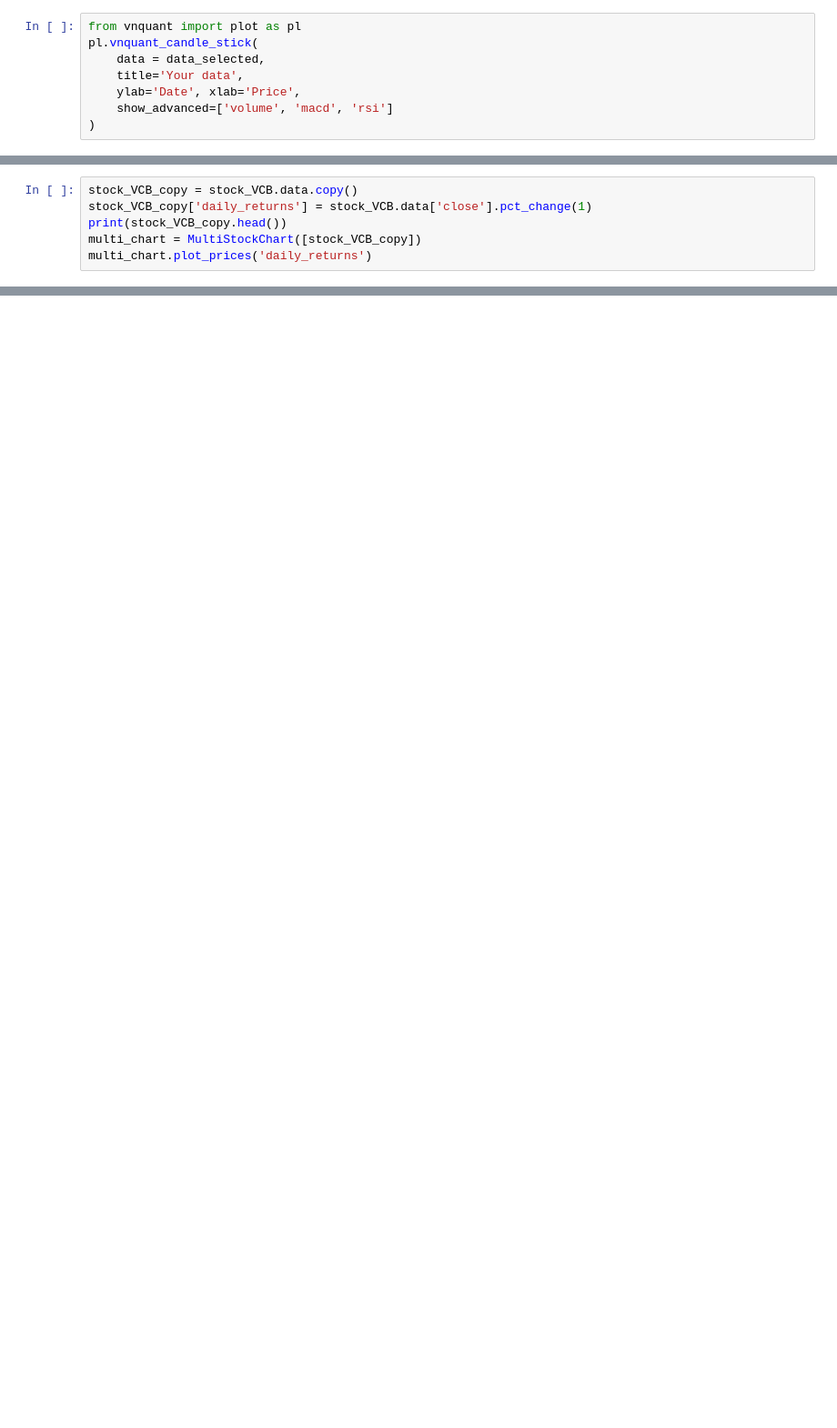
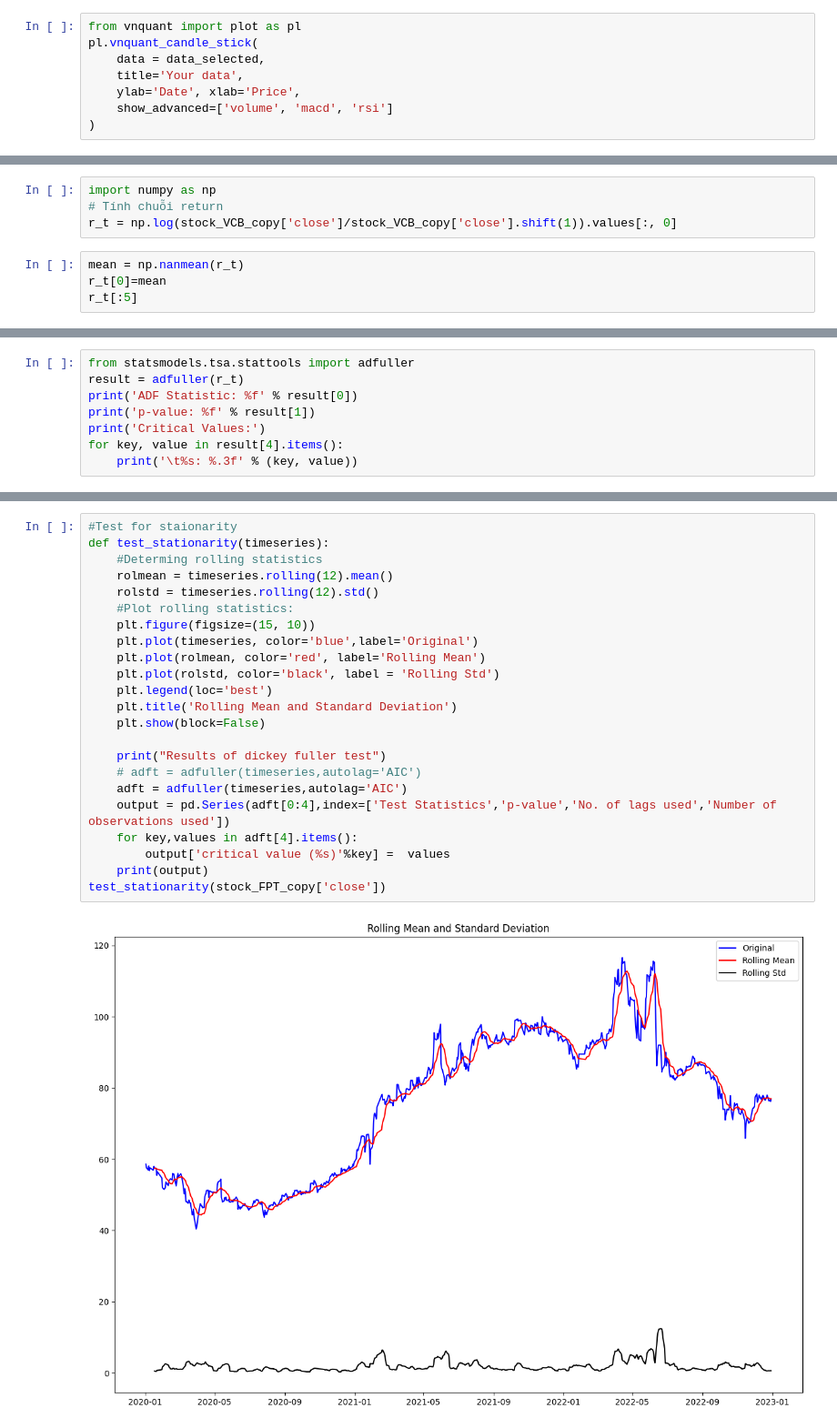
Before and after one commit to Toricat/Predicting_Vietnamese_Stock, a Jupyter notebook: model.ipynb, the cells around one changed output, grey strips where cells are left out. Shown at 91% size. Drawn from its saved outputs; the diff is of its cells as text; blank space fills up the shorter version.

```diff
--- a/model.ipynb
+++ b/model.ipynb
@@ -269,6 +234,0 @@ stock_VCB_copy['cumulative_returns'].plot(kind='kde', label='cumulative_returns'
-# %%
-stock_VCB_copy = stock_VCB.data.copy()
-stock_VCB_copy['daily_returns'] = stock_VCB.data['close'].pct_change(1)
-print(stock_VCB_copy.head())
-multi_chart = MultiStockChart([stock_VCB_copy])
-multi_chart.plot_prices('daily_returns')
@@ -288,0 +654,8 @@ AttributeError: 'numpy.ndarray' object has no attribute 'plot'
+# %%
+import numpy as np
+# Tính chuỗi return
+r_t = np.log(stock_VCB_copy['close']/stock_VCB_copy['close'].shift(1)).values[:, 0]
+# %%
+mean = np.nanmean(r_t)
+r_t[0]=mean
+r_t[:5]
@@ -288,0 +664,8 @@ AttributeError: 'numpy.ndarray' object has no attribute 'plot'
+# %%
+from statsmodels.tsa.stattools import adfuller
+result = adfuller(r_t)
+print('ADF Statistic: %f' % result[0])
+print('p-value: %f' % result[1])
+print('Critical Values:')
+for key, value in result[4].items():
+	print('\t%s: %.3f' % (key, value))
@@ -288,0 +701,25 @@ AttributeError: 'numpy.ndarray' object has no attribute 'plot'
+# %%
+#Test for staionarity
+def test_stationarity(timeseries):
+    #Determing rolling statistics
+    rolmean = timeseries.rolling(12).mean()
+    rolstd = timeseries.rolling(12).std()
+    #Plot rolling statistics:
+    plt.figure(figsize=(15, 10))
+    plt.plot(timeseries, color='blue',label='Original')
+    plt.plot(rolmean, color='red', label='Rolling Mean')
+    plt.plot(rolstd, color='black', label = 'Rolling Std')
+    plt.legend(loc='best')
+    plt.title('Rolling Mean and Standard Deviation')
+    plt.show(block=False)
+
+    print("Results of dickey fuller test")
+    # adft = adfuller(timeseries,autolag='AIC')
+    adft = adfuller(timeseries,autolag='AIC')
+    output = pd.Series(adft[0:4],index=['Test Statistics','p-value','No. of lags used','Number of observations used'])
+    for key,values in adft[4].items():
+        output['critical value (%s)'%key] =  values
+    print(output)
+test_stationarity(stock_FPT_copy['close'])
+# %% [output]
+[figure, added]
```
Also changed, not shown: parts of 46 cells of this notebook, 1 other file.
